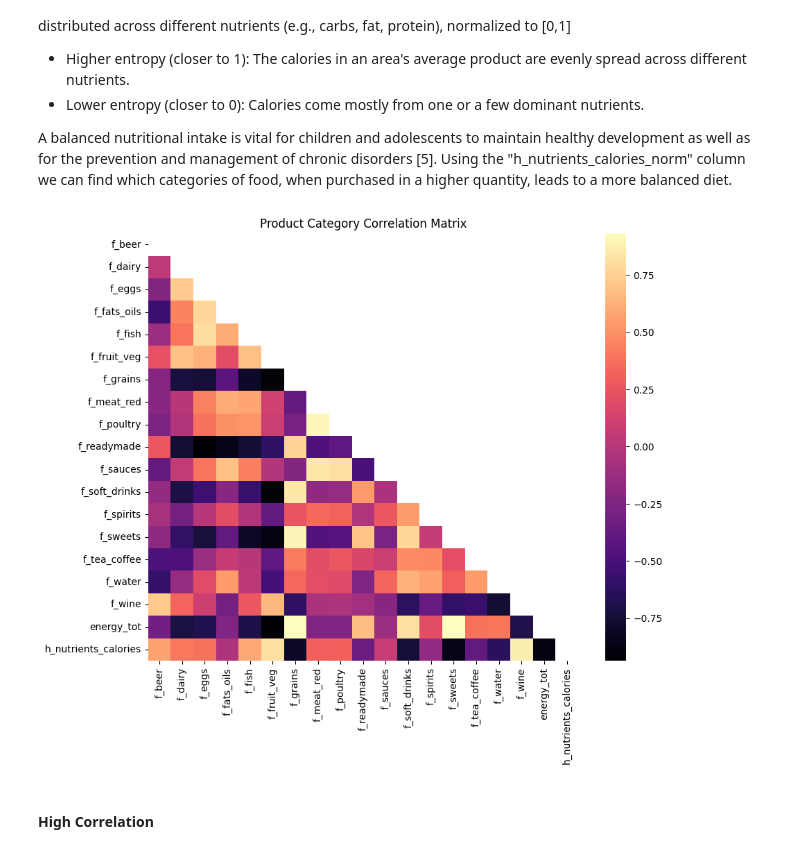
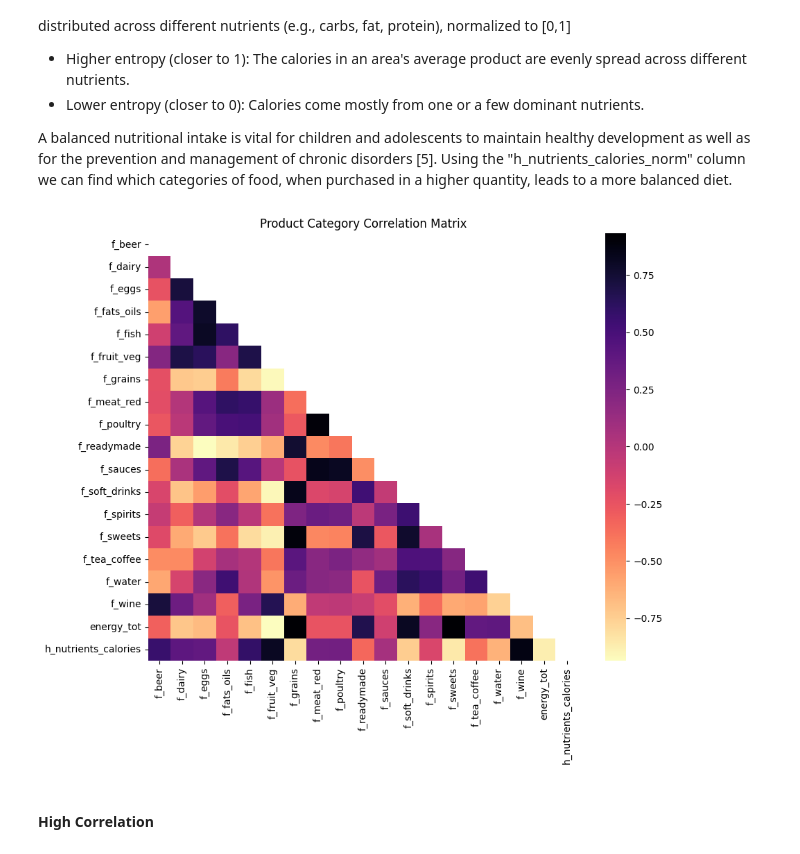
Before and after one commit to omarriyaz/Tesco_Grocery_and_Educational_Attainment, a Jupyter notebook: Code/Analysis.ipynb, the cells around one changed output. Drawn from its saved outputs; the diff is of its cells as text; code cells hidden in the pictures.

```diff
--- a/Code/Analysis.ipynb
+++ b/Code/Analysis.ipynb
@@ -422,22 +422,22 @@ A balanced nutritional intake is vital for children and adolescents to maintain
 # %%
 # save column names into a list
 categories = ["f_beer", "f_dairy", "f_eggs", "f_fats_oils", "f_fish", "f_fruit_veg",
               "f_grains", "f_meat_red", "f_poultry", "f_readymade", "f_sauces", "f_soft_drinks",
               "f_spirits", "f_sweets", "f_tea_coffee", "f_water", "f_wine","energy_tot", "h_nutrients_calories"]
 
 # create a correlation matrix
 correlation_matrix = grocery_data[categories].corr()
 
 # Create a mask to hide the upper triangle
 mask = np.triu(np.ones_like(correlation_matrix, dtype=bool))
 
 # display the correlation matrix as a heatmap
 plt.figure(figsize=(10, 8))
-sns.heatmap(correlation_matrix, mask=mask, cmap='magma')
+sns.heatmap(correlation_matrix, mask=mask, cmap='magma_r')
 plt.title('Product Category Correlation Matrix')
 plt.show()
 # %% [output]
-[figure, old version]
+[figure, new version]
 # %% [markdown]
 #### **High Correlation**
 # %%
```
Also changed, not shown: parts of 8 cells of this notebook.
